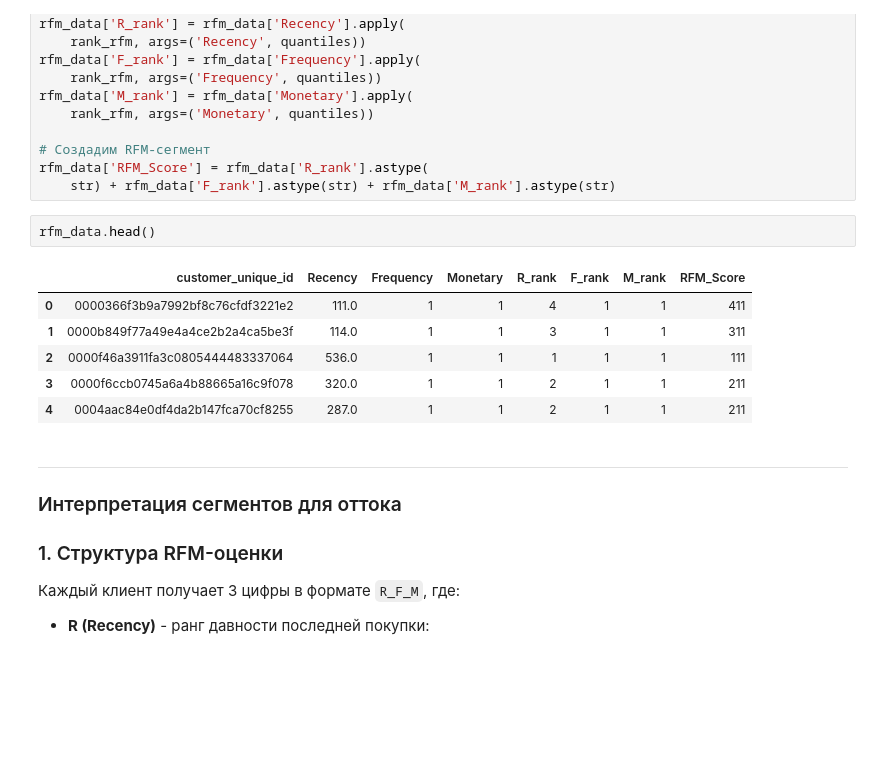
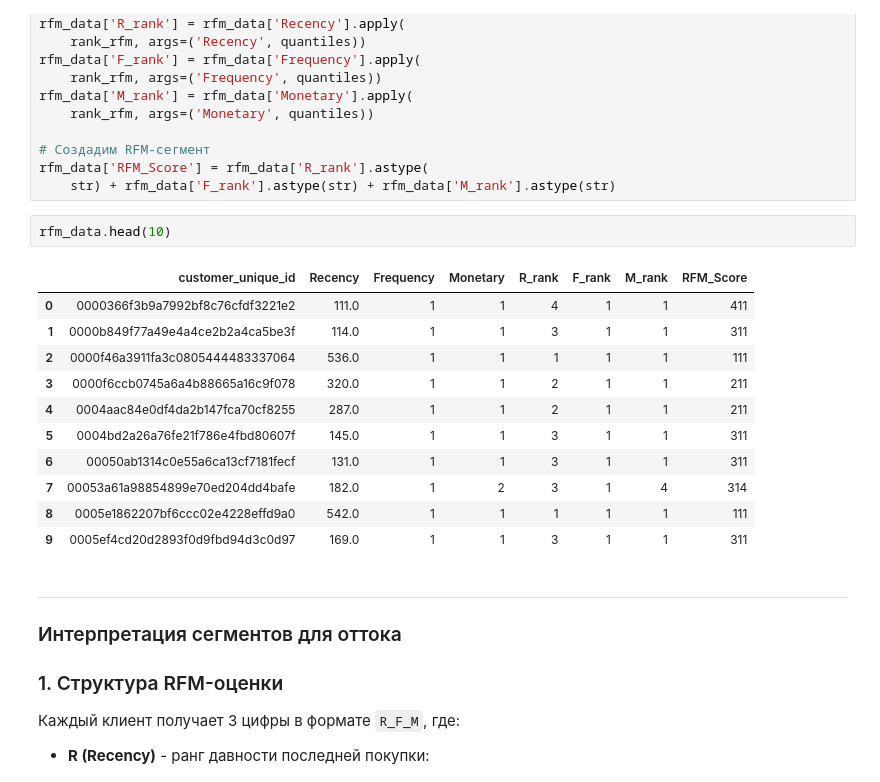
Before and after one commit to alexkondrashov7/-hackathon_2025_mipt, a Jupyter notebook: research/rfm.ipynb, the cells around one changed output. Cells and saved outputs as stored; diff of their text form; blank space fills up the shorter version.

```diff
--- a/research/rfm.ipynb
+++ b/research/rfm.ipynb
@@ -169,14 +169,19 @@ rfm_data['M_rank'] = rfm_data['Monetary'].apply(
 rfm_data['RFM_Score'] = rfm_data['R_rank'].astype(
     str) + rfm_data['F_rank'].astype(str) + rfm_data['M_rank'].astype(str)
 # %%
-rfm_data.head()
+rfm_data.head(10)
 # %% [output]
 |  | customer_unique_id | Recency | Frequency | Monetary | R_rank | F_rank | M_rank | RFM_Score |
 | 0 | 0000366f3b9a7992bf8c76cfdf3221e2 | 111.0 | 1 | 1 | 4 | 1 | 1 | 411 |
 | 1 | 0000b849f77a49e4a4ce2b2a4ca5be3f | 114.0 | 1 | 1 | 3 | 1 | 1 | 311 |
 | 2 | 0000f46a3911fa3c0805444483337064 | 536.0 | 1 | 1 | 1 | 1 | 1 | 111 |
 | 3 | 0000f6ccb0745a6a4b88665a16c9f078 | 320.0 | 1 | 1 | 2 | 1 | 1 | 211 |
 | 4 | 0004aac84e0df4da2b147fca70cf8255 | 287.0 | 1 | 1 | 2 | 1 | 1 | 211 |
+| 5 | 0004bd2a26a76fe21f786e4fbd80607f | 145.0 | 1 | 1 | 3 | 1 | 1 | 311 |
+| 6 | 00050ab1314c0e55a6ca13cf7181fecf | 131.0 | 1 | 1 | 3 | 1 | 1 | 311 |
+| 7 | 00053a61a98854899e70ed204dd4bafe | 182.0 | 1 | 2 | 3 | 1 | 4 | 314 |
+| 8 | 0005e1862207bf6ccc02e4228effd9a0 | 542.0 | 1 | 1 | 1 | 1 | 1 | 111 |
+| 9 | 0005ef4cd20d2893f0d9fbd94d3c0d97 | 169.0 | 1 | 1 | 3 | 1 | 1 | 311 |
 # %% [markdown]
 ---
 ### Интерпретация сегментов для оттока
```
Also changed, not shown: parts of 2 cells of this notebook, 6 other files.
